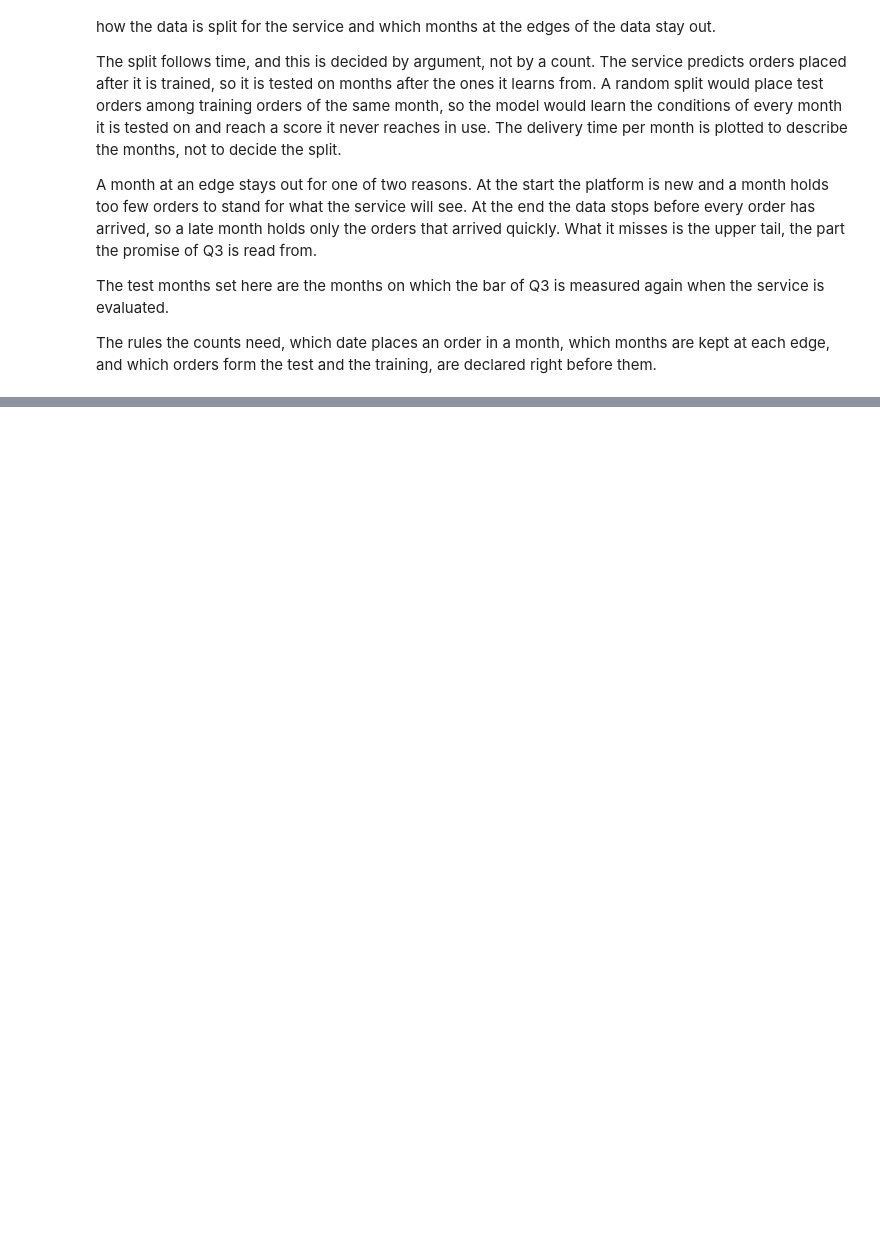
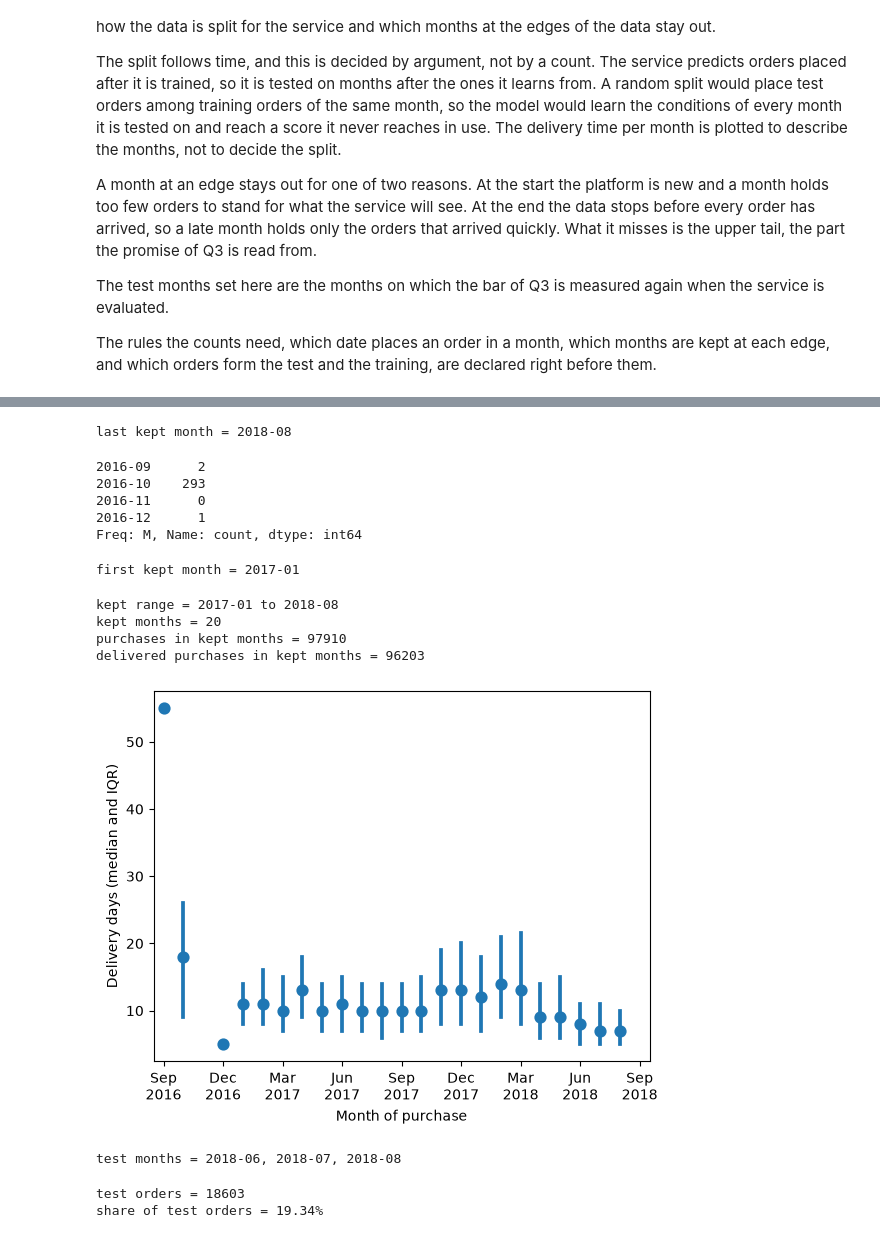
Before and after one commit to Spyrsial/olist-ecommerce-data-cleaning-eda, a Jupyter notebook: 02_exploratory_data_analysis.ipynb, the cells around one changed output, grey strips where cells are left out. Saved outputs shown, nothing was run; the diff lists cells and outputs as text; code cells hidden in the pictures; blank space fills up the shorter version.

```diff
--- a/02_exploratory_data_analysis.ipynb
+++ b/02_exploratory_data_analysis.ipynb
@@ -893,0 +938,58 @@ Delivery time is plotted for every month, with the median and the middle half as
+# %%
+end_edge_mask = (last_delivery_date.normalize() - all_months.end_time.normalize()).days >= 46
+last_kept_month = all_months[end_edge_mask].max()
+
+print(f"last kept month = {last_kept_month}")
+# %% [output]
+last kept month = 2018-08
+# %%
+months_to_end = monthly_purchases.loc[:last_kept_month]
+below_threshold_mask = months_to_end < threshold
+months_to_end[below_threshold_mask]
+# %% [output]
+2016-09      2
+2016-10    293
+2016-11      0
+2016-12      1
+Freq: M, Name: count, dtype: int64
+# %%
+first_kept_month = months_to_end[below_threshold_mask].index.max() + 1
+print(f"first kept month = {first_kept_month}")
+# %% [output]
+first kept month = 2017-01
+# %%
+kept_months = pd.period_range(first_kept_month, last_kept_month, freq="M")
+delivery_orders["purchase_month"] = delivery_orders["order_purchase_timestamp"].dt.to_period("M")
+kept_month_mask = delivery_orders["purchase_month"].isin(kept_months)
+
+print(f"kept range = {first_kept_month} to {last_kept_month}")
+print(f"kept months = {len(kept_months)}")
+print(f"purchases in kept months = {monthly_purchases.loc[kept_months].sum()}")
+print(f"delivered purchases in kept months = {kept_month_mask.sum()}")
+# %% [output]
+kept range = 2017-01 to 2018-08
+kept months = 20
+purchases in kept months = 97910
+delivered purchases in kept months = 96203
+# %%
+ax = sns.pointplot(data=delivery_orders, x="purchase_month", y="delivery_days",
+                   order=all_months, estimator="median", errorbar=("pi", 50), linestyle="none")
+ax.set(xlabel="Month of purchase", ylabel="Delivery days (median and IQR)")
+ax.set_xticks(range(0, len(all_months), 3), all_months[::3].strftime("%b\n%Y"));
+# %% [output]
+[figure, added]
+# %%
+test_months = kept_months[-3:]
+print(f"test months = {", ".join(test_months.astype(str))}")
+# %% [output]
+test months = 2018-06, 2018-07, 2018-08
+# %%
+test_mask = delivery_orders["purchase_month"].isin(test_months)
+test_orders = delivery_orders.loc[test_mask, ["order_id", "purchase_month", "delivery_days"]]
+test_share = len(test_orders) / kept_month_mask.sum() * 100
+
+print(f"test orders = {len(test_orders)}")
+print(f"share of test orders = {test_share:.2f}%")
+# %% [output]
+test orders = 18603
+share of test orders = 19.34%
```
Also changed, not shown: parts of 9 cells of this notebook.
